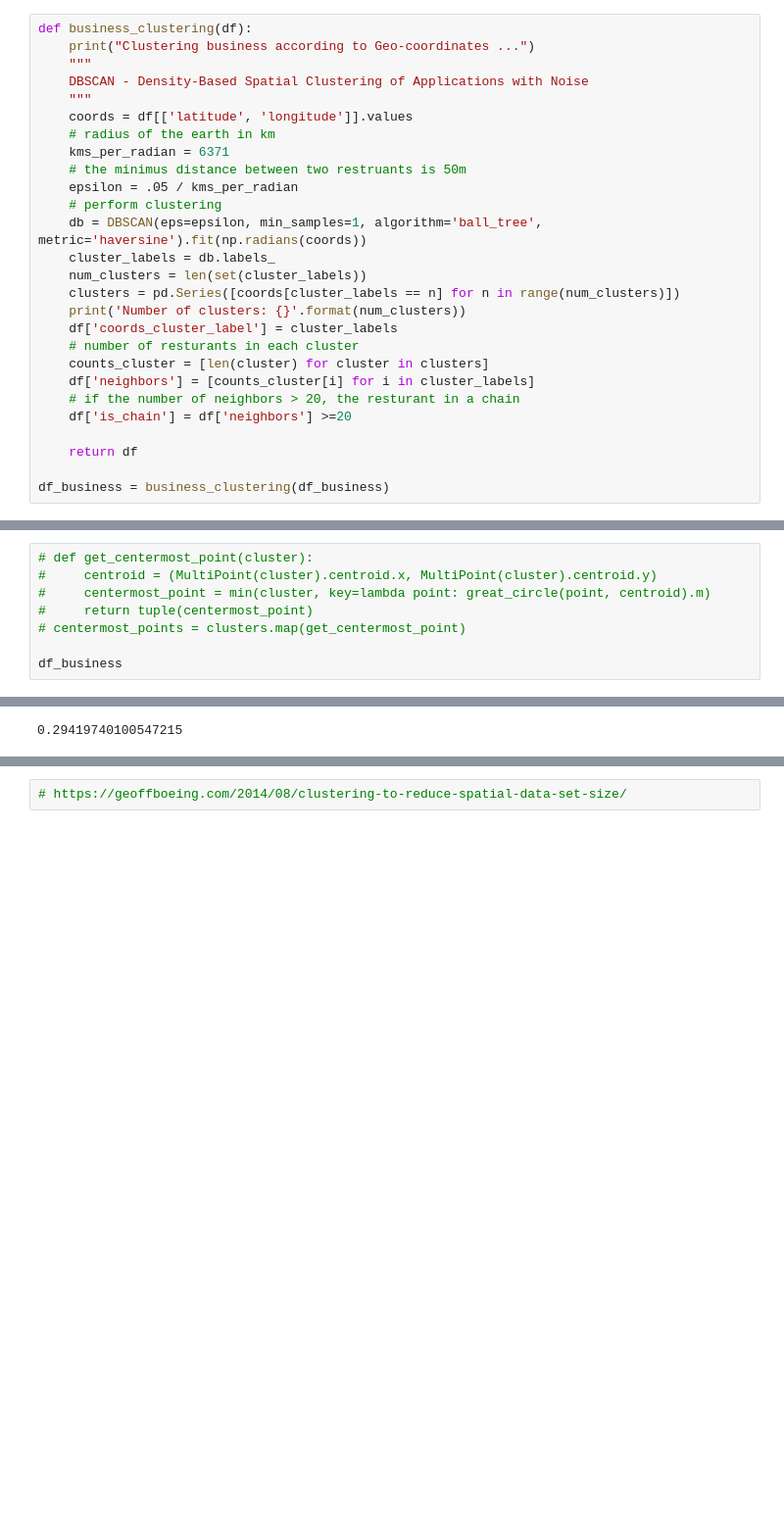
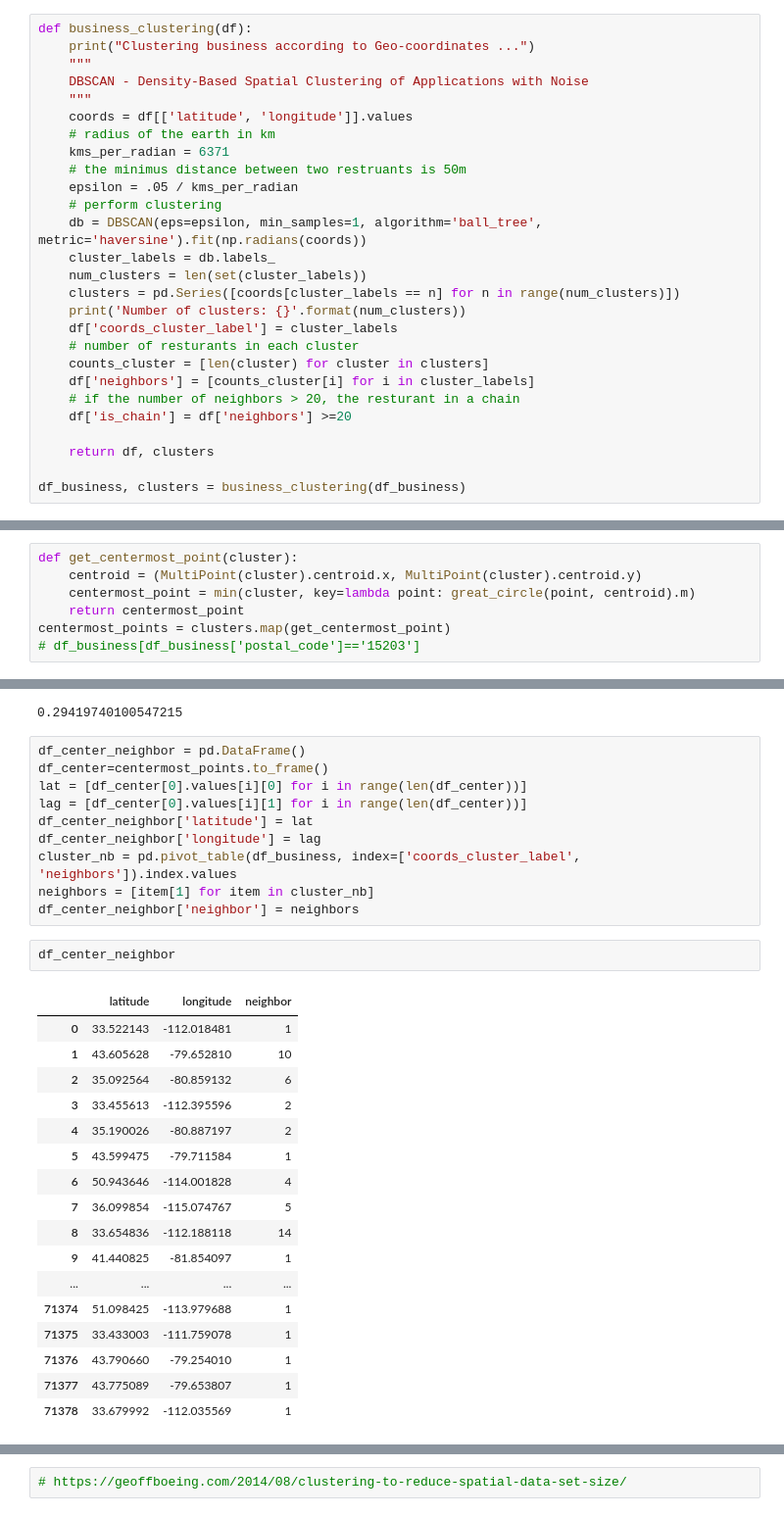
Before and after one commit to geraldgong/Yelp_challenge, a Jupyter notebook: location_clustering.ipynb, the cells around one changed output, grey strips where cells are left out. Shown at 98% size. Cells and saved outputs as stored; diff of their text form; blank space fills up the shorter version.

```diff
--- a/location_clustering.ipynb
+++ b/location_clustering.ipynb
@@ -38,17 +38,16 @@ def business_clustering(df):
     # if the number of neighbors > 20, the resturant in a chain
     df['is_chain'] = df['neighbors'] >=20
 
-    return df
+    return df, clusters
 
-df_business = business_clustering(df_business)
+df_business, clusters = business_clustering(df_business)
 # %% [output]
 Clustering business according to Geo-coordinates ...
 Number of clusters: 71379
 # %%
-# def get_centermost_point(cluster):
-#     centroid = (MultiPoint(cluster).centroid.x, MultiPoint(cluster).centroid.y)
-#     centermost_point = min(cluster, key=lambda point: great_circle(point, centroid).m)
-#     return tuple(centermost_point)
-# centermost_points = clusters.map(get_centermost_point)
-
-df_business
+def get_centermost_point(cluster):
+    centroid = (MultiPoint(cluster).centroid.x, MultiPoint(cluster).centroid.y)
+    centermost_point = min(cluster, key=lambda point: great_circle(point, centroid).m)
+    return centermost_point
+centermost_points = clusters.map(get_centermost_point)
+# df_business[df_business['postal_code']=='15203']
@@ -79,3 +59,33 @@ coords_2 = (36.100548, -115.074212)
 distance.geodesic(coords_1, coords_2).km
 # %% [output]
 0.29419740100547215
+# %%
+df_center_neighbor = pd.DataFrame()
+df_center=centermost_points.to_frame()
+lat = [df_center[0].values[i][0] for i in range(len(df_center))]
+lag = [df_center[0].values[i][1] for i in range(len(df_center))]
+df_center_neighbor['latitude'] = lat
+df_center_neighbor['longitude'] = lag
+cluster_nb = pd.pivot_table(df_business, index=['coords_cluster_label', 'neighbors']).index.values
+neighbors = [item[1] for item in cluster_nb]
+df_center_neighbor['neighbor'] = neighbors
+# %%
+df_center_neighbor
+# %% [output]
+|  | latitude | longitude | neighbor |
+| 0 | 33.522143 | -112.018481 | 1 |
+| 1 | 43.605628 | -79.652810 | 10 |
+| 2 | 35.092564 | -80.859132 | 6 |
+| 3 | 33.455613 | -112.395596 | 2 |
+| 4 | 35.190026 | -80.887197 | 2 |
+| 5 | 43.599475 | -79.711584 | 1 |
+| 6 | 50.943646 | -114.001828 | 4 |
+| 7 | 36.099854 | -115.074767 | 5 |
+| 8 | 33.654836 | -112.188118 | 14 |
+| 9 | 41.440825 | -81.854097 | 1 |
+| ... | ... | ... | ... |
+| 71374 | 51.098425 | -113.979688 | 1 |
+| 71375 | 33.433003 | -111.759078 | 1 |
+| 71376 | 43.790660 | -79.254010 | 1 |
+| 71377 | 43.775089 | -79.653807 | 1 |
+| 71378 | 33.679992 | -112.035569 | 1 |
```
Also changed, not shown: parts of 2 cells of this notebook, 9 other files.
